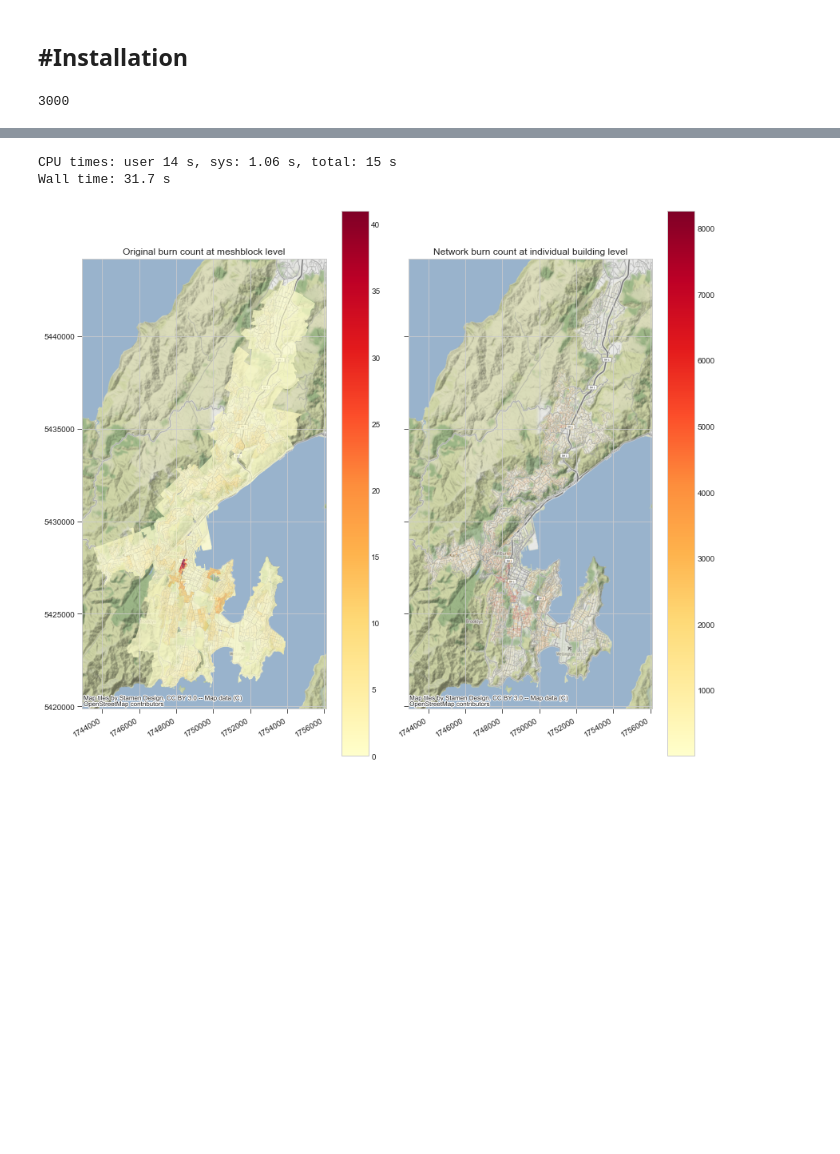
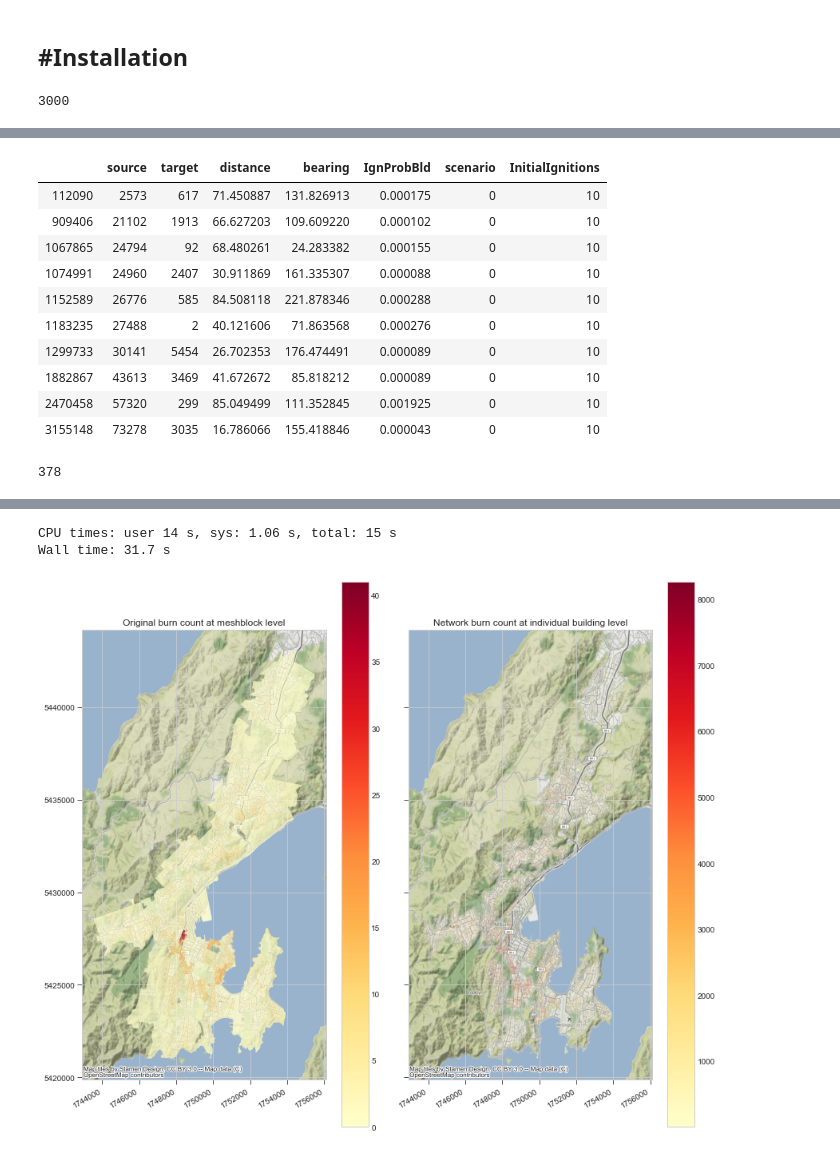
Before and after one commit to 37stu37/FFE, a Jupyter notebook: postprocessingFFE.ipynb, the cells around one changed output, grey strips where cells are left out. Drawn from its saved outputs; the diff is of its cells as text; code cells hidden in the pictures; blank space fills up the shorter version.

```diff
--- a/postprocessingFFE.ipynb
+++ b/postprocessingFFE.ipynb
@@ -63,3 +100,19 @@ def createShapefile(df):
+# %%
+test0.drop_duplicates(['source'])
+len(test0)
+# %% [output]
+|  | source | target | distance | bearing | IgnProbBld | scenario | InitialIgnitions |
+| 112090 | 2573 | 617 | 71.450887 | 131.826913 | 0.000175 | 0 | 10 |
+| 909406 | 21102 | 1913 | 66.627203 | 109.609220 | 0.000102 | 0 | 10 |
+| 1067865 | 24794 | 92 | 68.480261 | 24.283382 | 0.000155 | 0 | 10 |
+| 1074991 | 24960 | 2407 | 30.911869 | 161.335307 | 0.000088 | 0 | 10 |
+| 1152589 | 26776 | 585 | 84.508118 | 221.878346 | 0.000288 | 0 | 10 |
+| 1183235 | 27488 | 2 | 40.121606 | 71.863568 | 0.000276 | 0 | 10 |
+| 1299733 | 30141 | 5454 | 26.702353 | 176.474491 | 0.000089 | 0 | 10 |
+| 1882867 | 43613 | 3469 | 41.672672 | 85.818212 | 0.000089 | 0 | 10 |
+| 2470458 | 57320 | 299 | 85.049499 | 111.352845 | 0.001925 | 0 | 10 |
+| 3155148 | 73278 | 3035 | 16.786066 | 155.418846 | 0.000043 | 0 | 10 |
+378
 # %%
 %%time
 concatDf = read_and_concatenate_parquets()
```
Also changed, not shown: parts of 8 cells of this notebook, 1 other file.
